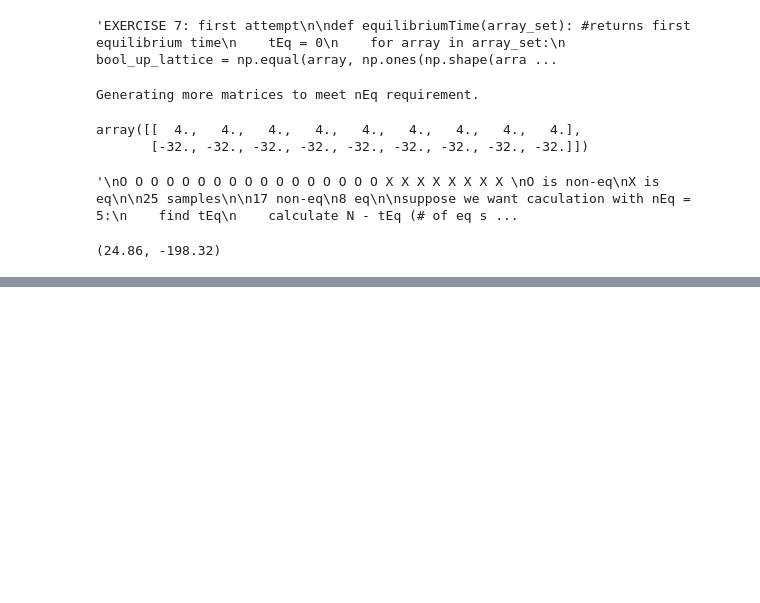
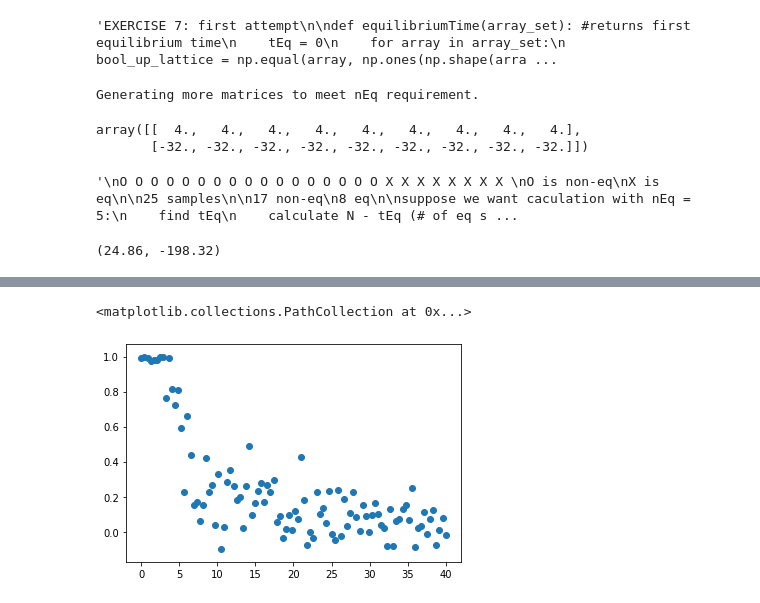
Before and after one commit to rfrydman/IsingModel, a Jupyter notebook: HW 3.ipynb, the cells around one changed output, grey strips where cells are left out. Cells and saved outputs as stored; diff of their text form; code cells hidden in the pictures; blank space fills up the shorter version.

```diff
--- a/HW 3.ipynb
+++ b/HW 3.ipynb
@@ -661,0 +719,5 @@ ValueError: 0-th dimension must be fixed to 100 but got 101
+# %%
+plt.scatter(temps, avg_rough)
+# %% [output]
+<matplotlib.collections.PathCollection at 0x...>
+[figure, added]
```
Also changed, not shown: parts of 25 cells of this notebook, 1 other file.
